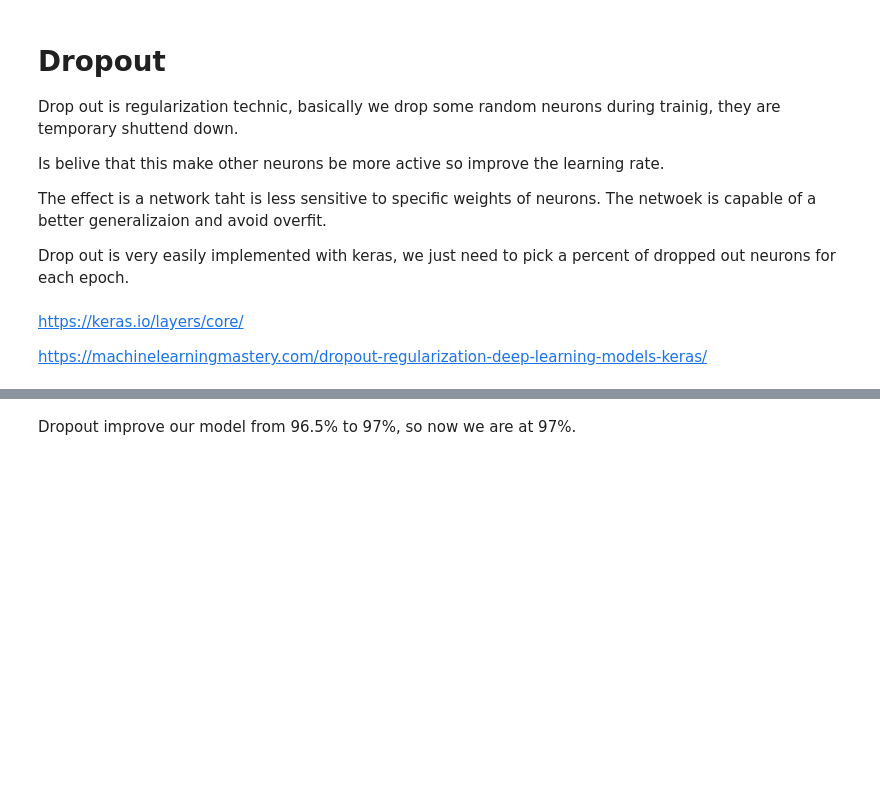
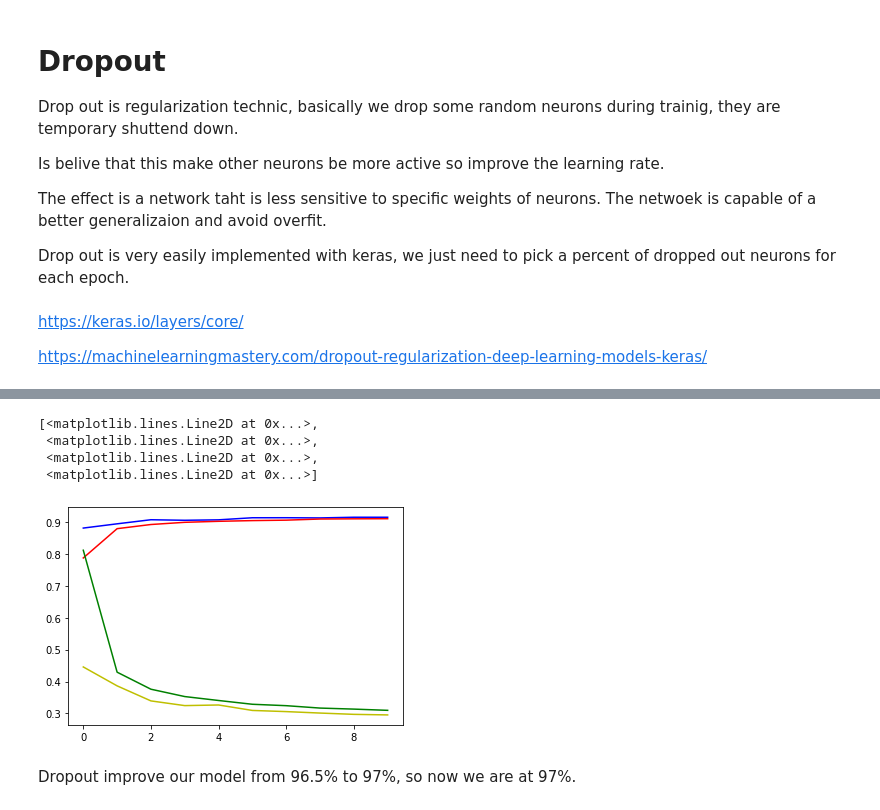
Before and after one commit to JoseIgnacioRetamalThomsen/Emerging-Technologies-Assessment-2019, a Jupyter notebook: model/Model.ipynb, the cells around one changed output, grey strips where cells are left out. Saved outputs shown, nothing was run; the diff lists cells and outputs as text; code cells hidden in the pictures; blank space fills up the shorter version.

```diff
--- a/model/Model.ipynb
+++ b/model/Model.ipynb
@@ -399,7 +442,13 @@ history_callback = model.fit(x_train, y_train, validation_data=(x_test,y_test),
 # %%
-getStats()
+get_stats()
 x = np.arange(0.0, epoch, 1)
 plt.plot(x,val_accuracy,'b',x,accuracy,'r',x,loss,'g',x,val_loss,'y')
+# %% [output]
+[<matplotlib.lines.Line2D at 0x...>,
+ <matplotlib.lines.Line2D at 0x...>,
+ <matplotlib.lines.Line2D at 0x...>,
+ <matplotlib.lines.Line2D at 0x...>]
+[figure, added]
 # %% [markdown]
 Dropout improve our model from 96.5% to 97%, so now we are at 97%.
 # %% [markdown]
```
Also changed, not shown: parts of 15 cells of this notebook, 6 other files.
